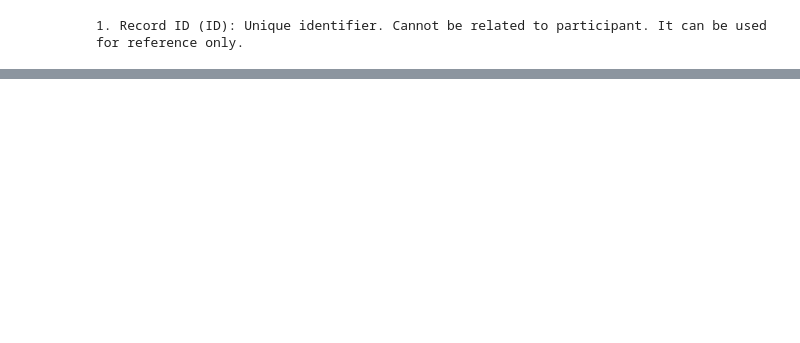
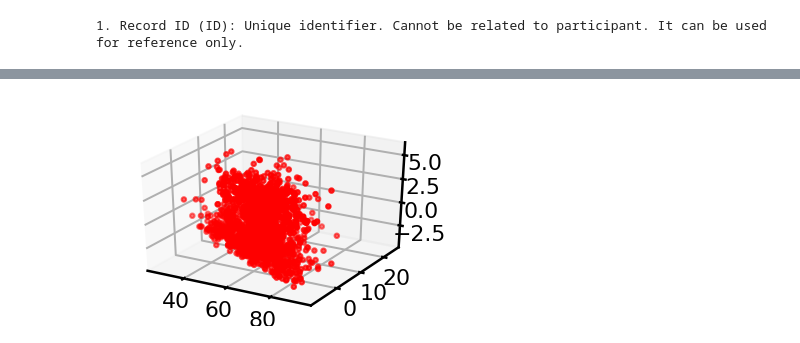
Before and after one commit to johndoe133/computational_tools_case_2, a Jupyter notebook: Untitled.ipynb, the cells around one changed output, grey strips where cells are left out. Cells and saved outputs as stored; diff of their text form; code cells hidden in the pictures; blank space fills up the shorter version.

```diff
--- a/Untitled.ipynb
+++ b/Untitled.ipynb
@@ -201,0 +213,10 @@ types
+# %%
+fig = plt.figure()
+
+ax = fig.add_subplot(111, projection='3d')
+
+ax.scatter(transformed_X[:,0], transformed_X[:,1],transformed_X[:,2], c='r', marker='o')
+
+plt.show()
+# %% [output]
+[figure, added]
```
Also changed, not shown: parts of 20 cells of this notebook.
